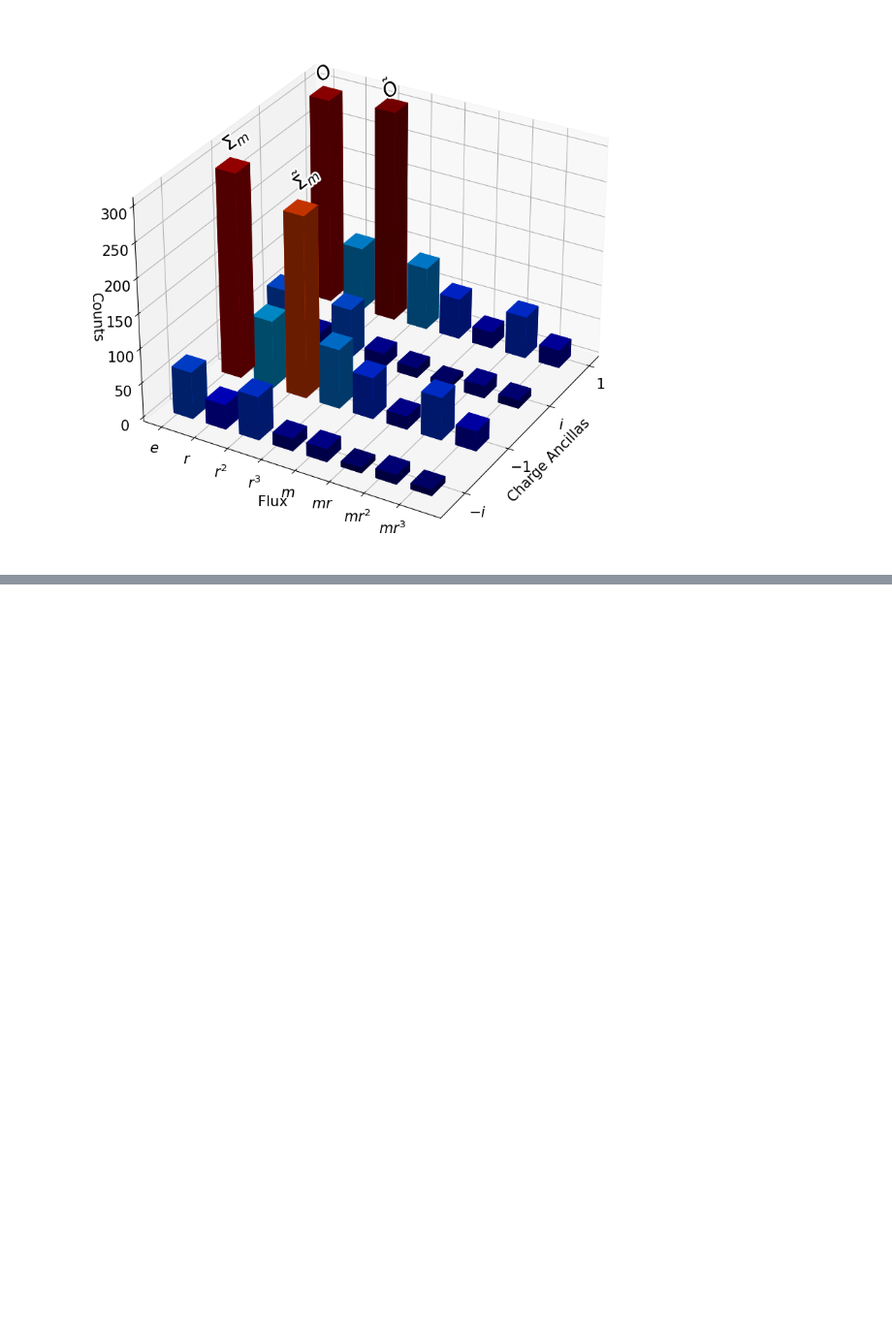
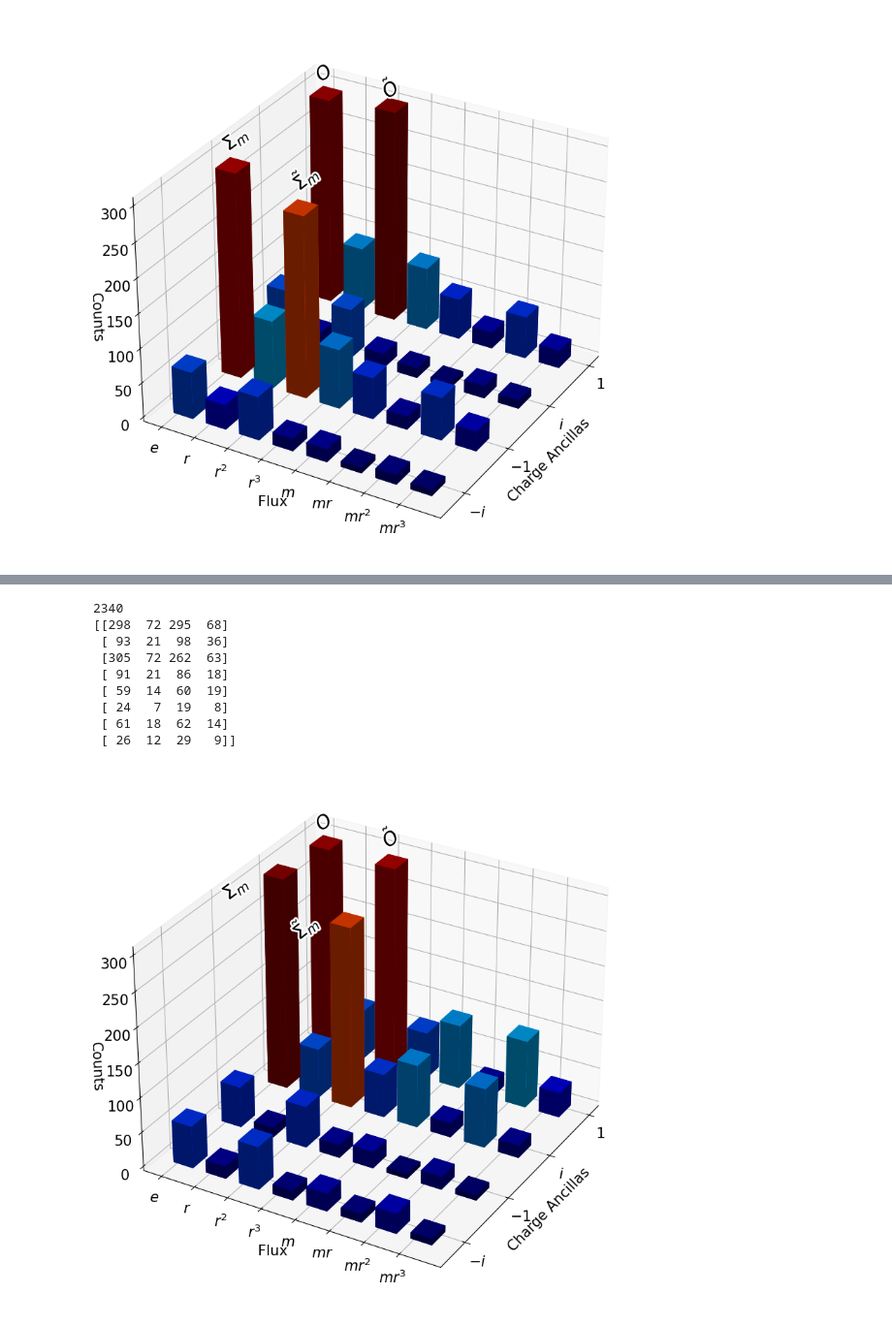
Before and after one commit to DaanTimmers/kitaevsim, a Jupyter notebook: Quantum double/data_visualisation(final).ipynb, the cells around one changed output, grey strips where cells are left out. Shown at 97% size. Cells and saved outputs as stored; diff of their text form; code cells hidden in the pictures; blank space fills up the shorter version.

```diff
--- a/Quantum double/data_visualisation(final).ipynb
+++ b/Quantum double/data_visualisation(final).ipynb
@@ -411,0 +492,79 @@ plt.show()
+# %%
+results = np.array(results_r)
+results = results.T # for some runs, not all
+print(results.sum().sum())
+print(results)
+results.size
+results = (results).reshape([results.size])
+
+charge_mmt_res = ['$1$','$i$','$-1$','$-i$']
+charge_mmt_res_num = [0, 1, 2, 3]
+g_lab_num = [0,1,2,3,4,5,6,7]
+mindex_num = list(itertools.product(charge_mmt_res_num, g_lab_num))
+mindex = list(itertools.product(charge_mmt_res, g_lab))
+index = pd.MultiIndex.from_tuples(mindex, names=['charge ancillas', 'flux'])
+df = pd.DataFrame({'Counts':results}, index= index)
+
+x = [list(t) for t in zip(*mindex_num)][0]
+y = [list(t) for t in zip(*mindex_num)][1]
+x_lab = [list(t) for t in zip(*mindex)][0]
+y_lab = [list(t) for t in zip(*mindex)][1]
+z = results
+bottom = np.zeros_like(z)
+width = 0.3
+depth = width*2
+
+a = lambda i: charge_mmt_res[i]
+
+# setup the figure and axes
+fig = plt.figure(figsize=(10,10))
+ax1 = fig.add_subplot(111, projection='3d')
+
+plt.rc('font', size=15)
+
+cmap = cm.get_cmap('jet') # Get desired colormap - you can change this!
+max_height = np.max(z)   # get range of colorbars so we can normalize
+min_height = np.min(z)
+# scale each z to [0,1], and get their rgb values
+rgba = [cmap((k-min_height)/max_height) for k in z]
+
+ax1.bar3d(x, y, bottom, width, depth, z, color=rgba)
+#surf = ax1.plot_surface(np.array(x).reshape(4,8), np.array(y).reshape(4,8), z.reshape(4,8), cmap=cm.coolwarm, linewidth=0, antialiased=False)
+
+ax1.set_xlabel('Charge Ancillas')
+ax1.set_ylabel('Flux')
+ax1.set_zlabel('Counts')
+
+ax1.set_xticks(charge_mmt_res_num)
+ax1.set_xticklabels(charge_mmt_res)
+ax1.set_yticks(g_lab_num)
+ax1.set_yticklabels(g_lab)
+
+import matplotlib.patheffects as pe
+ax1.text(0,-1/3,300, r'$O$', (1,0,0), size= 20,
+color= 'black',
+path_effects=[pe.withStroke(linewidth=4, foreground="white")])
+ax1.text(0,2-1/3,300, r'$\tilde{O}$', (1,0,0), size= 20,
+color= 'black',
+path_effects=[pe.withStroke(linewidth=4, foreground="white")])
+ax1.text(2,-1/3,300, r'$\Sigma_{m}$', (1,0,0), size= 20,
+color= 'black',
+path_effects=[pe.withStroke(linewidth=4, foreground="white")])
+ax1.text(2,2-1/3,270, r'$\tilde{\Sigma}_{m}$', (1,0,0), size= 20,
+color= 'black',
+path_effects=[pe.withStroke(linewidth=4, foreground="white")])
+
+ax1.view_init(elev=30, azim=30)
+plt.savefig('basket_r.png', dpi=300)
+plt.show()
+# %% [output]
+2340
+[[298  72 295  68]
+ [ 93  21  98  36]
+ [305  72 262  63]
+ [ 91  21  86  18]
+ [ 59  14  60  19]
+ [ 24   7  19   8]
+ [ 61  18  62  14]
+ [ 26  12  29   9]]
+[figure, added]
```
Also changed, not shown: parts of 6 cells of this notebook.
